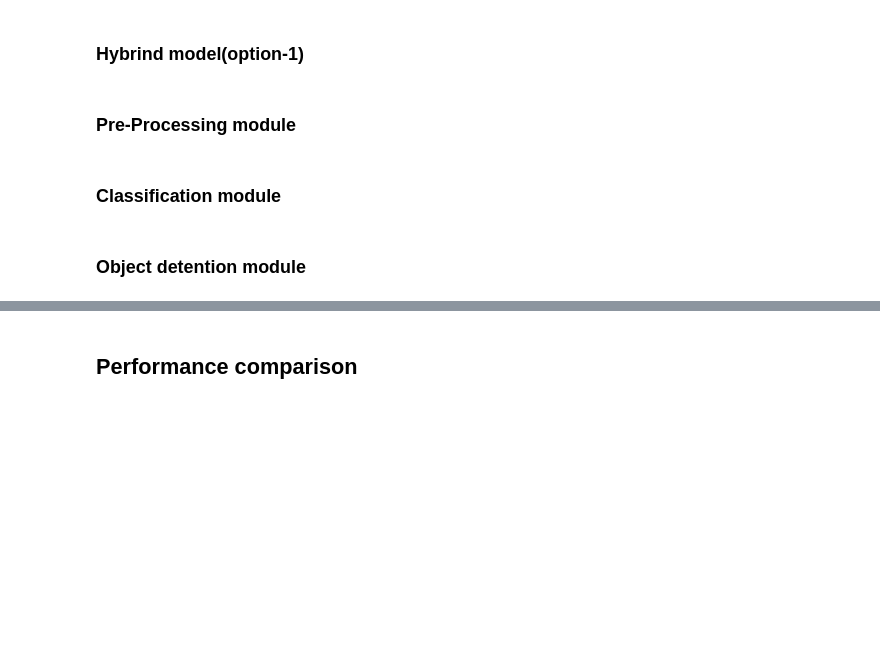
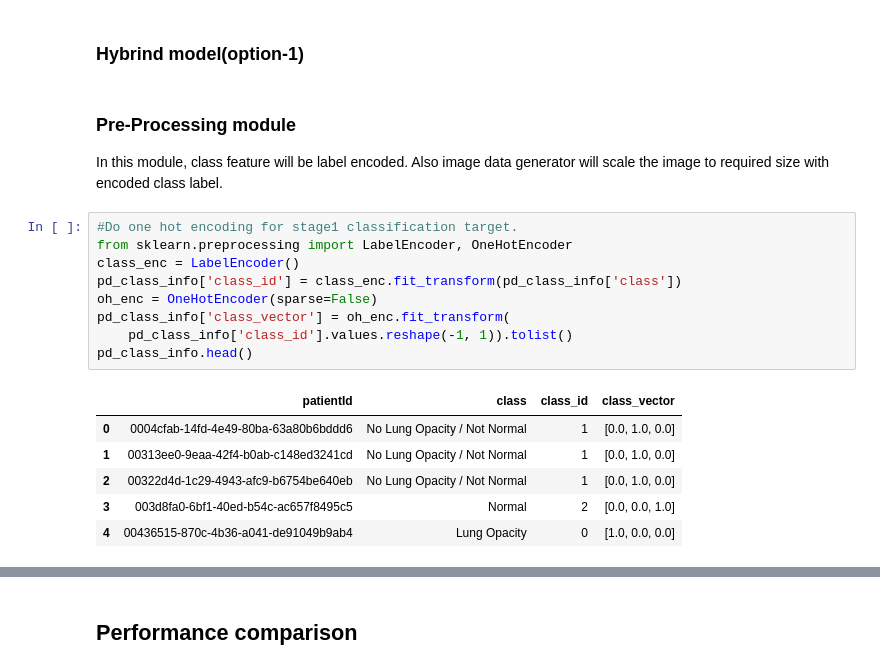
Before and after one commit to pswaruppk/GL_CAPSTONE, a Jupyter notebook: pneumonia_detection.ipynb, the cells around one changed output, grey strips where cells are left out. Cells and saved outputs as stored; diff of their text form; blank space fills up the shorter version.

```diff
--- a/pneumonia_detection.ipynb
+++ b/pneumonia_detection.ipynb
@@ -1870,9 +1927,22 @@ EXP data generator with image size:224X224
 ## Milestone-2
 # %% [markdown]
 ### Hybrind model(option-1)
-# %% [markdown]
-### Pre-Processing module
-# %% [markdown]
-### Classification module
-# %% [markdown]
-### Object detention module
+# %% [markdown]
+### Pre-Processing module
+  In this module, class feature will be label encoded. Also image data generator will scale the image to required size with encoded class label.
+# %%
+#Do one hot encoding for stage1 classification target.
+from sklearn.preprocessing import LabelEncoder, OneHotEncoder
+class_enc = LabelEncoder()
+pd_class_info['class_id'] = class_enc.fit_transform(pd_class_info['class'])
+oh_enc = OneHotEncoder(sparse=False)
+pd_class_info['class_vector'] = oh_enc.fit_transform(
+    pd_class_info['class_id'].values.reshape(-1, 1)).tolist()
+pd_class_info.head()
+# %% [output]
+|  | patientId | class | class_id | class_vector |
+| 0 | 0004cfab-14fd-4e49-80ba-63a80b6bddd6 | No Lung Opacity / Not Normal | 1 | [0.0, 1.0, 0.0] |
+| 1 | 00313ee0-9eaa-42f4-b0ab-c148ed3241cd | No Lung Opacity / Not Normal | 1 | [0.0, 1.0, 0.0] |
+| 2 | 00322d4d-1c29-4943-afc9-b6754be640eb | No Lung Opacity / Not Normal | 1 | [0.0, 1.0, 0.0] |
+| 3 | 003d8fa0-6bf1-40ed-b54c-ac657f8495c5 | Normal | 2 | [0.0, 0.0, 1.0] |
+| 4 | 00436515-870c-4b36-a041-de91049b9ab4 | Lung Opacity | 0 | [1.0, 0.0, 0.0] |
```
Also changed, not shown: parts of 36 cells of this notebook.
